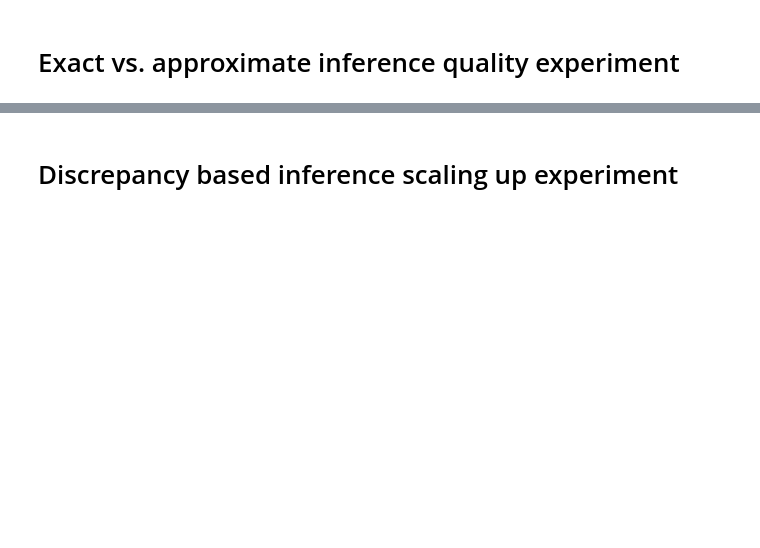
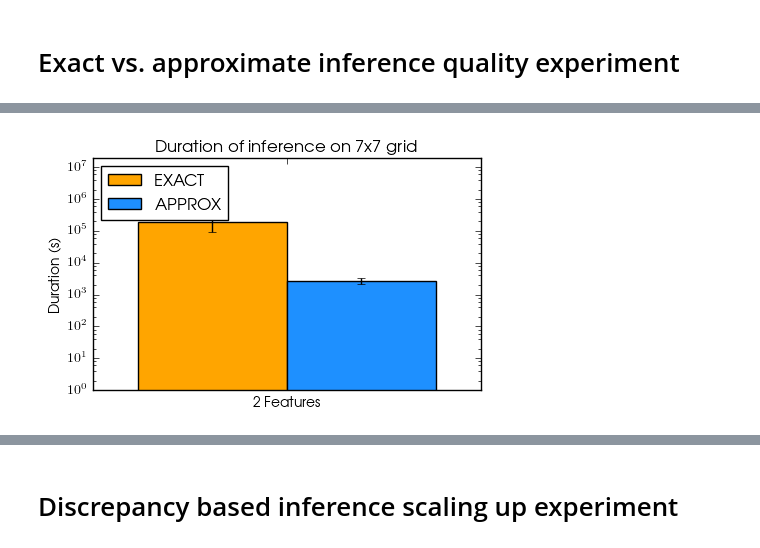
Before and after one commit to akangasr/sdirl, a Jupyter notebook: notebooks/result_analysis.ipynb, the cells around one changed output, grey strips where cells are left out. Cells and saved outputs as stored; diff of their text form; code cells hidden in the pictures; blank space fills up the shorter version.

```diff
--- a/notebooks/result_analysis.ipynb
+++ b/notebooks/result_analysis.ipynb
@@ -351,12 +474,16 @@ random_ord_stds = [np.std(rnd_oe_2f),
                   ]
 # %%
 datas = get_eva_exp_datas("duration")
-groups = ["2 Features", "3 Features"]
-title = "Mean duration of inference on 5x5 grid"
+groups = ["2 Features",
+          #"3 Features"
+         ]
+title = "Duration of inference on 7x7 grid"
 ylabel = "Duration (s)"
-ylim = (1, 1e6)
+ylim = (1, 2e7)
 fig = plot_barchart(datas, groups, title, ylabel, ylim, yscale="log")
 fig.savefig('../results/full_duration.png', bbox_inches='tight')
+# %% [output]
+[figure, added]
 # %%
 datas = get_eva_exp_datas("L2")
 datas.append(
```
Also changed, not shown: parts of 19 cells of this notebook, 1 other file.
